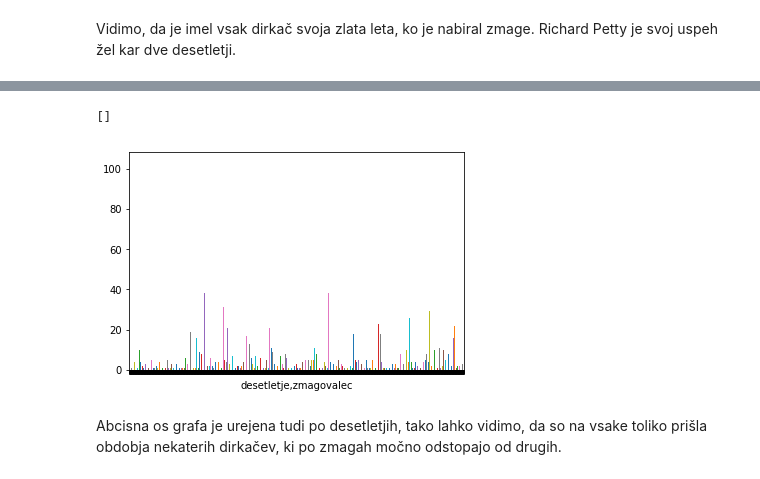
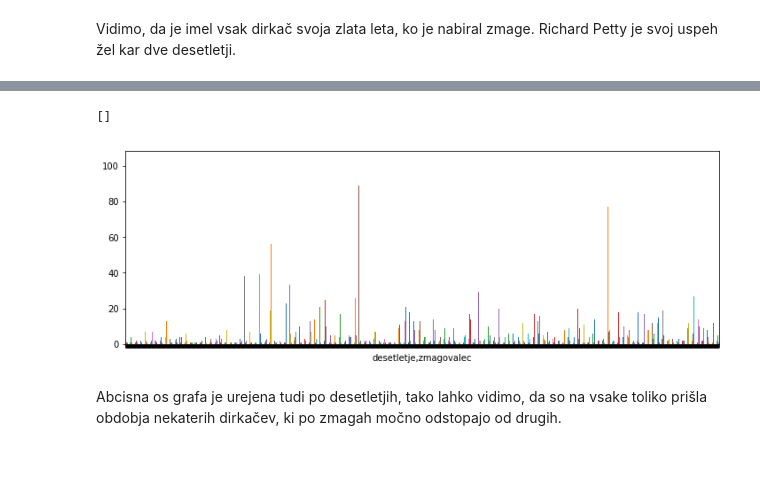
Before and after one commit to spelapetan/Avto-moto-sport-dirke, a Jupyter notebook: Analiza podatkov avto-moto dirk.ipynb, the cells around one changed output, grey strips where cells are left out. Saved outputs shown, nothing was run; the diff lists cells and outputs as text; code cells hidden in the pictures.

```diff
--- a/Analiza podatkov avto-moto dirk.ipynb
+++ b/Analiza podatkov avto-moto dirk.ipynb
@@ -298,10 +299,10 @@ desetletje  zmagovalec
             Zachary Claman de Melo        1
 Length: 2559, dtype: int64
 # %%
-(dirke.groupby(['desetletje', 'zmagovalec']).size()).plot.bar().set_xticklabels([])
+(dirke.groupby(['desetletje', 'zmagovalec']).size()).plot.bar(figsize=(12,4)).set_xticklabels([])
 # %% [output]
 []
-[figure, old version]
+[figure, new version]
 # %% [markdown]
 Abcisna os grafa je urejena tudi po desetletjih, tako lahko vidimo, da so na vsake toliko prišla obdobja nekaterih dirkačev, ki po zmagah močno odstopajo od drugih.
 # %%
```
Also changed, not shown: parts of 13 cells of this notebook.
